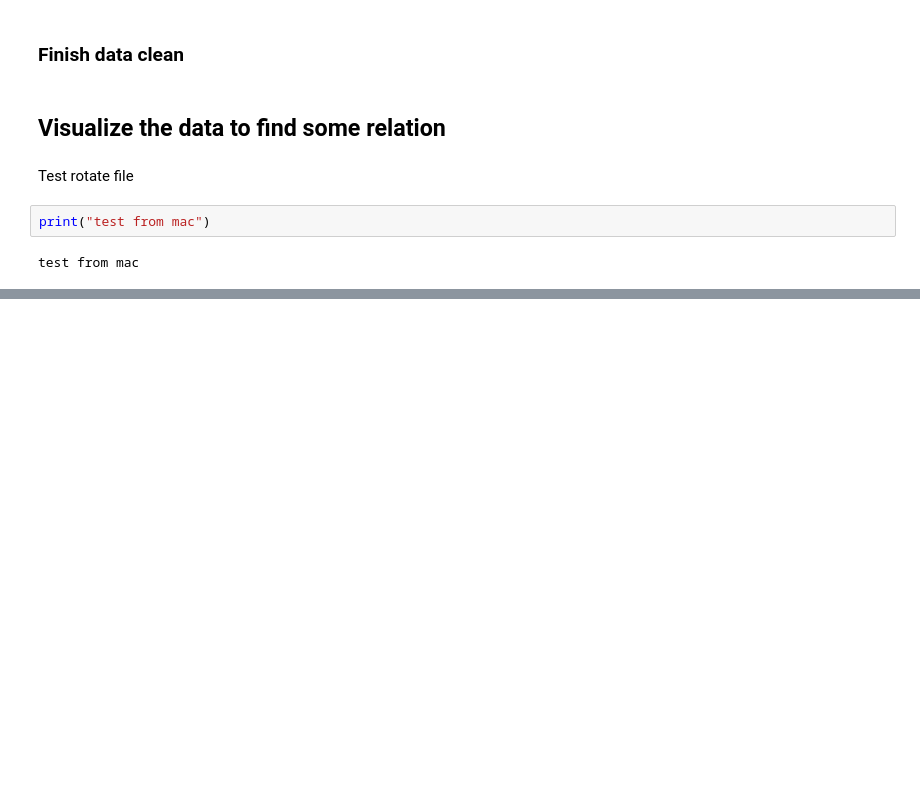
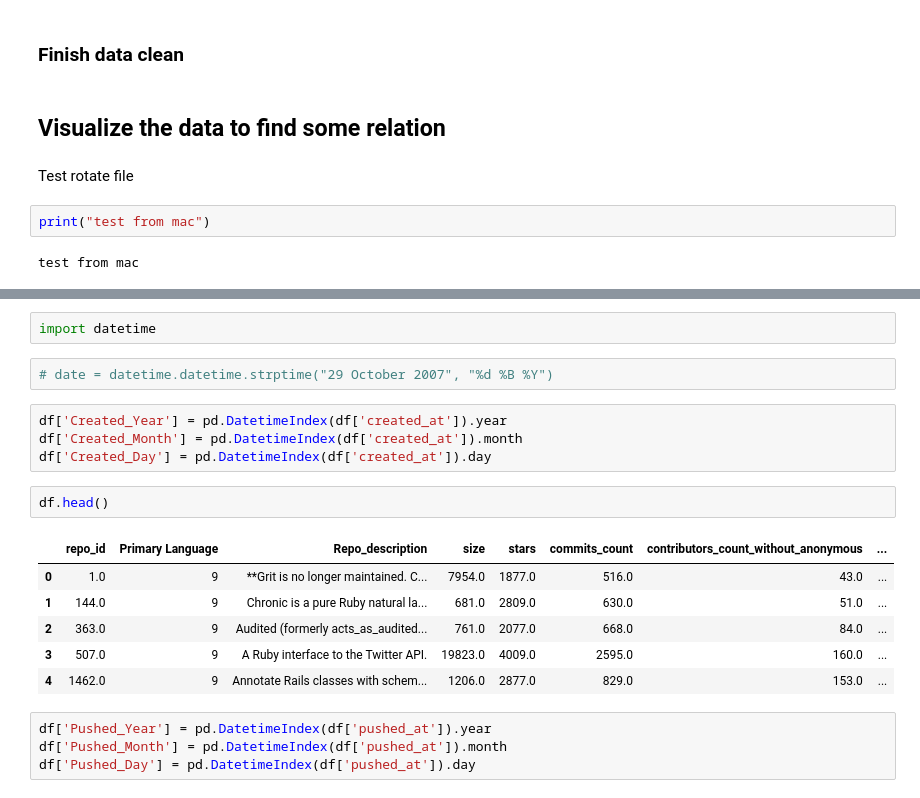
Before and after one commit to kaochaiyakarn/GitHub-Repos-Dataset-where-a-prim.-lang.-exists, a Jupyter notebook: GitHub Repos Dataset where a prim. lang. exists.ipynb, the cells around one changed output, grey strips where cells are left out. Cells and saved outputs as stored; diff of their text form; blank space fills up the shorter version.

```diff
--- a/GitHub Repos Dataset where a prim. lang. exists.ipynb
+++ b/GitHub Repos Dataset where a prim. lang. exists.ipynb
@@ -271,0 +362,21 @@ test from mac
+# %%
+import datetime
+# %%
+# date = datetime.datetime.strptime("29 October 2007", "%d %B %Y")
+# %%
+df['Created_Year'] = pd.DatetimeIndex(df['created_at']).year
+df['Created_Month'] = pd.DatetimeIndex(df['created_at']).month
+df['Created_Day'] = pd.DatetimeIndex(df['created_at']).day
+# %%
+df.head()
+# %% [output]
+|  | repo_id | Primary Language | Repo_description | size | stars | commits_count | contributors_count_without_anonymous | ... |
+| 0 | 1.0 | 9 | **Grit is no longer maintained. C... | 7954.0 | 1877.0 | 516.0 | 43.0 | ... |
+| 1 | 144.0 | 9 | Chronic is a pure Ruby natural la... | 681.0 | 2809.0 | 630.0 | 51.0 | ... |
+| 2 | 363.0 | 9 | Audited (formerly acts_as_audited... | 761.0 | 2077.0 | 668.0 | 84.0 | ... |
+| 3 | 507.0 | 9 | A Ruby interface to the Twitter API. | 19823.0 | 4009.0 | 2595.0 | 160.0 | ... |
+| 4 | 1462.0 | 9 | Annotate Rails classes with schem... | 1206.0 | 2877.0 | 829.0 | 153.0 | ... |
+# %%
+df['Pushed_Year'] = pd.DatetimeIndex(df['pushed_at']).year
+df['Pushed_Month'] = pd.DatetimeIndex(df['pushed_at']).month
+df['Pushed_Day'] = pd.DatetimeIndex(df['pushed_at']).day
```
Also changed, not shown: parts of 14 cells of this notebook.
